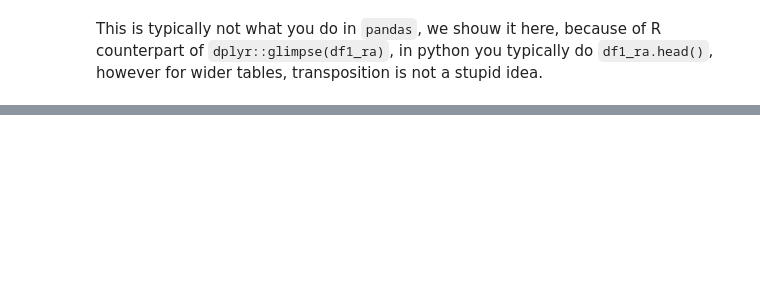
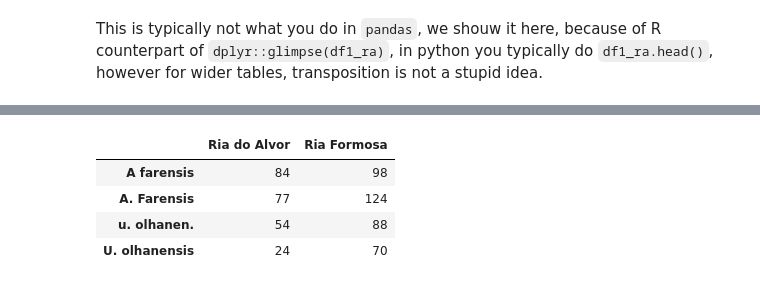
Before and after one commit to Py-ualg/2025-tidy-python, a Jupyter notebook: tutorials/nb1_raw_data.ipynb, the cells around one changed output, grey strips where cells are left out. Cells and saved outputs as stored; diff of their text form; code cells hidden in the pictures; blank space fills up the shorter version.

```diff
--- a/tutorials/nb1_raw_data.ipynb
+++ b/tutorials/nb1_raw_data.ipynb
@@ -140,0 +251,12 @@ array(['-', '?', 'female', 'male', nan, 'male or female', ' ', 'N/R'],
+# %%
+s1 = df1_ra['species_name'].value_counts().rename('Ria do Alvor')
+s2 = df1_rf['species'].value_counts().rename('Ria Formosa')
+df = pd.concat([s1,s2],axis=1)
+#df.columns = ['Ria do Alvor', 'Ria Formosa']
+df
+# %% [output]
+|  | Ria do Alvor | Ria Formosa |
+| A farensis | 84 | 98 |
+| A. Farensis | 77 | 124 |
+| u. olhanen. | 54 | 88 |
+| U. olhanensis | 24 | 70 |
```
Also changed, not shown: parts of 25 cells of this notebook.
